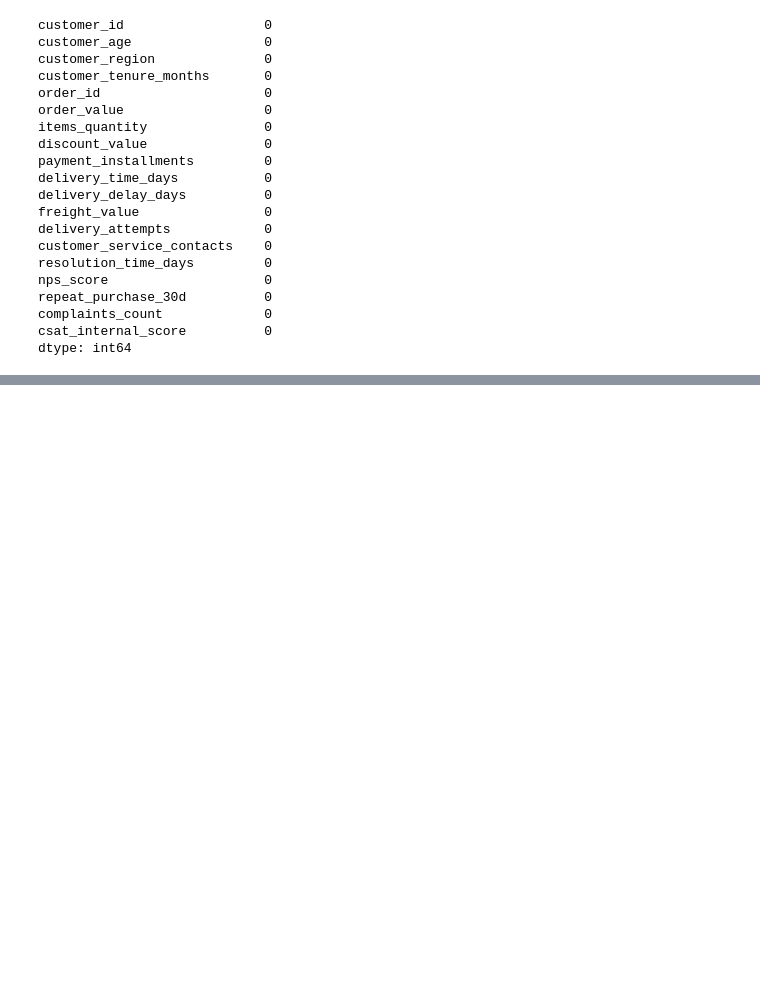
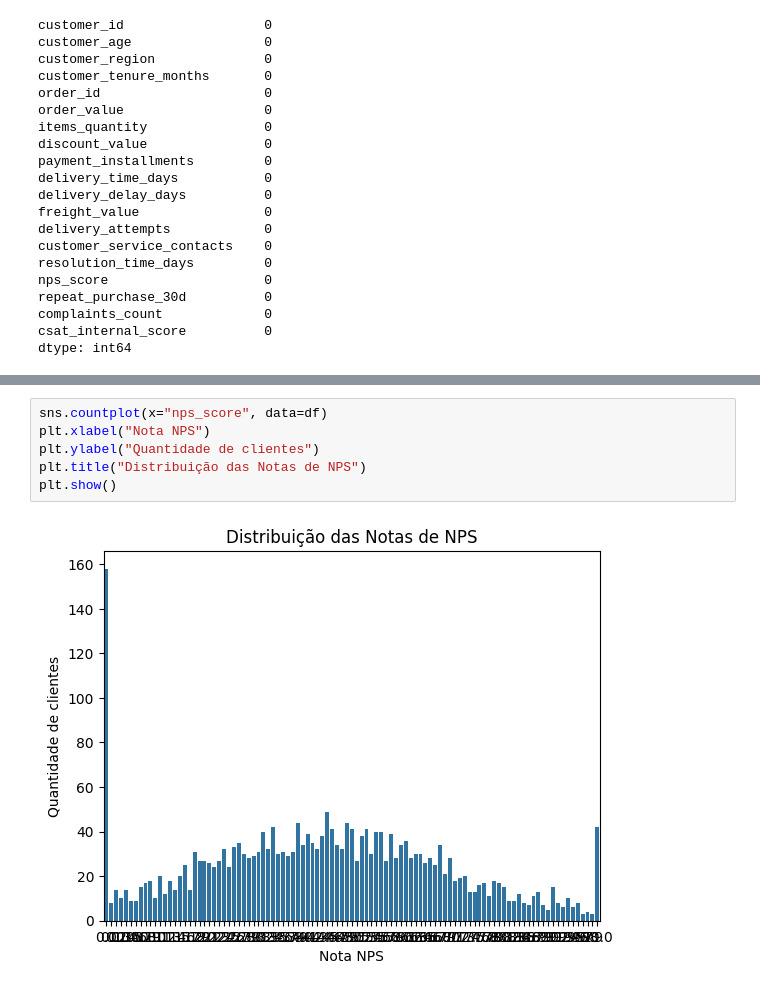
Before and after one commit to guilhermealvdev/nps-preditivo, a Jupyter notebook: notebooks/eda.ipynb, the cells around one changed output, grey strips where cells are left out. Cells and saved outputs as stored; diff of their text form; blank space fills up the shorter version.

```diff
--- a/notebooks/eda.ipynb
+++ b/notebooks/eda.ipynb
@@ -100,0 +176,8 @@ dtype: int64
+# %%
+sns.countplot(x="nps_score", data=df)
+plt.xlabel("Nota NPS")
+plt.ylabel("Quantidade de clientes")
+plt.title("Distribuição das Notas de NPS")
+plt.show()
+# %% [output]
+[figure, added]
```
Also changed, not shown: parts of 43 cells of this notebook.
